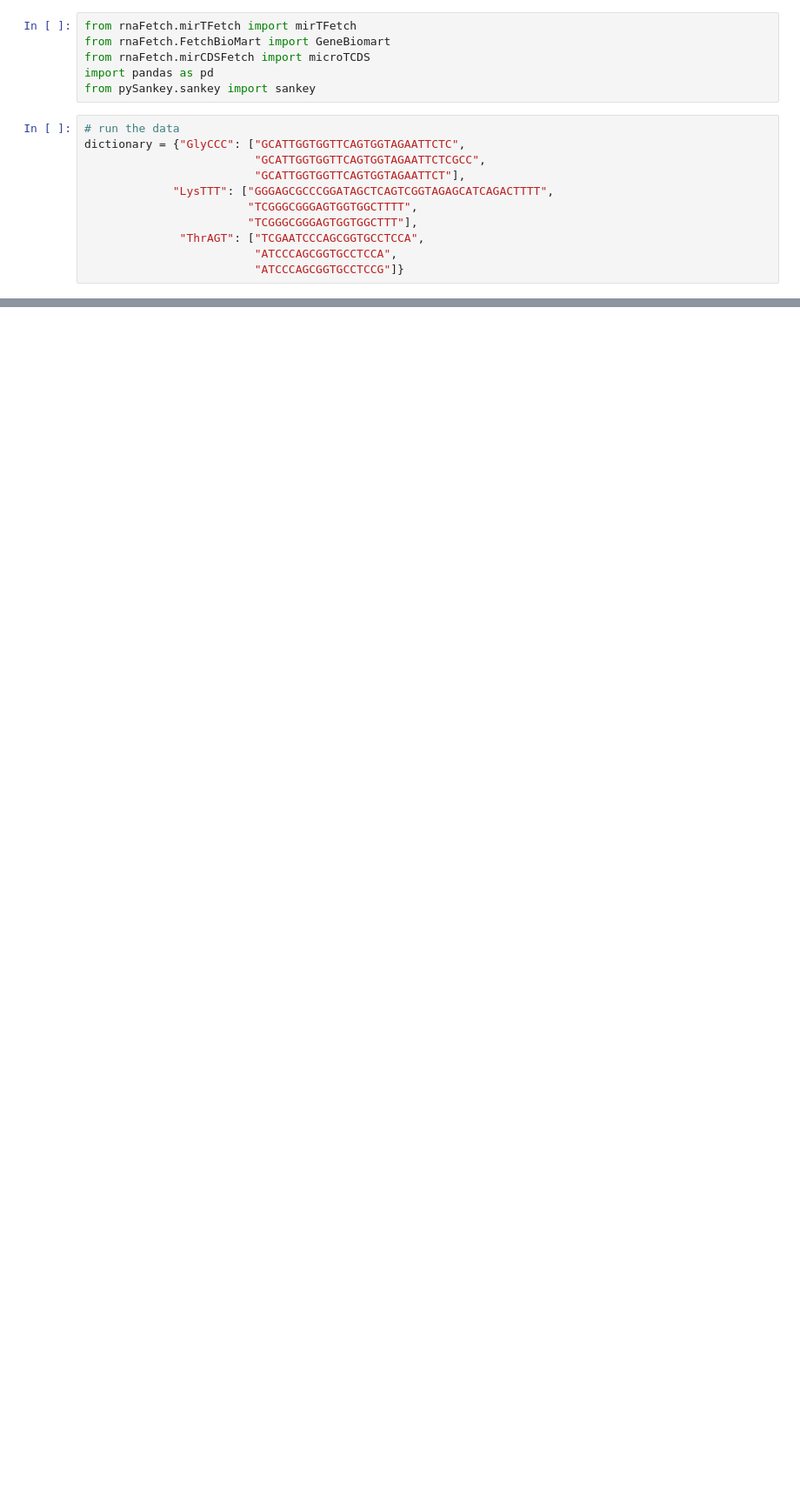
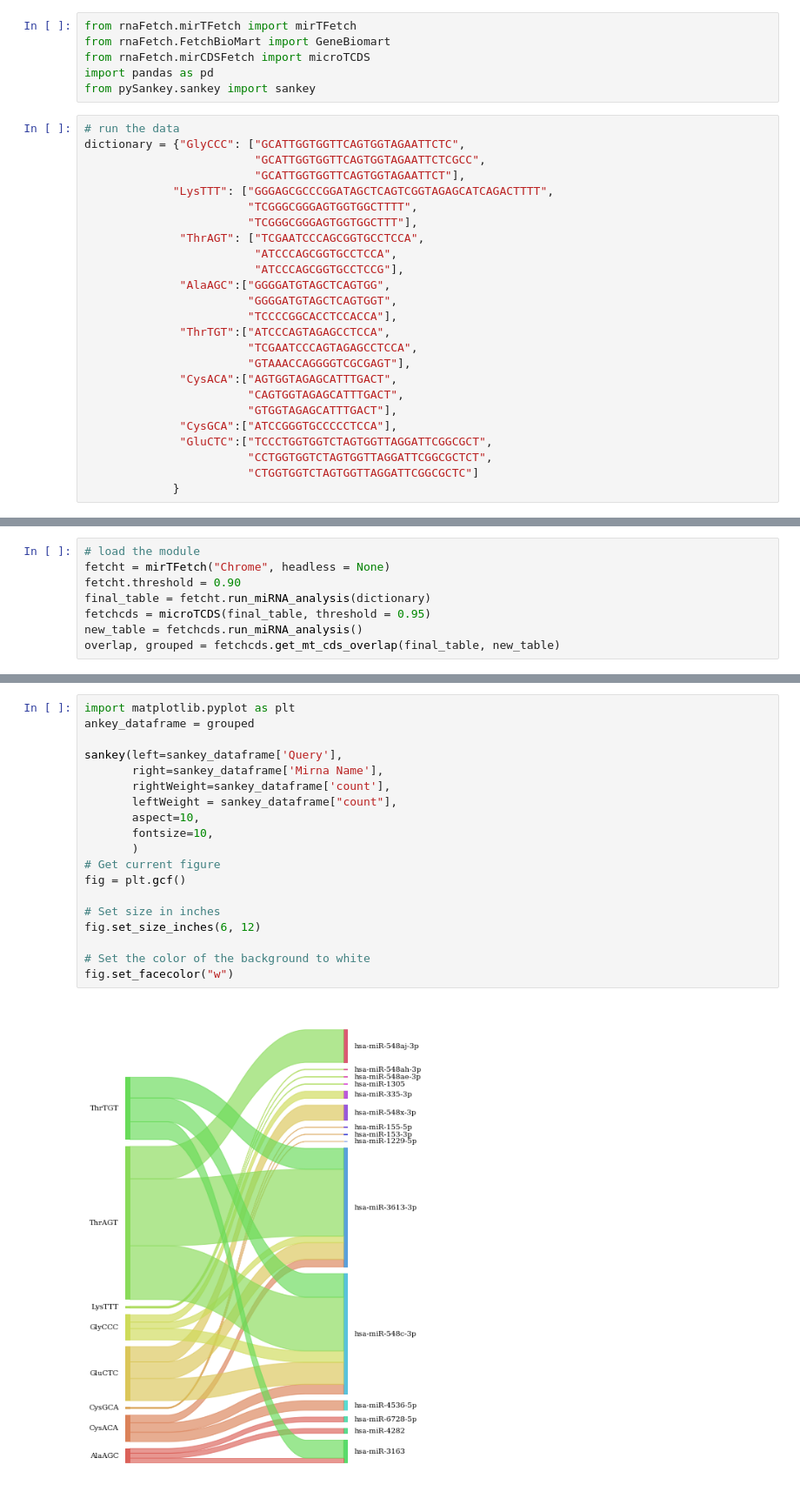
Before and after one commit to mouzkolit/miRFetch, a Jupyter notebook: trial_new_mitD_package.ipynb, the cells around one changed output, grey strips where cells are left out. Shown at 87% size. Cells and saved outputs as stored; diff of their text form; blank space fills up the shorter version.

Commit message:
added sankey plot figures sizes and inching, increased the timeout of the webdriver wait, implemenet plotly treemap

```diff
--- a/trial_new_mitD_package.ipynb
+++ b/trial_new_mitD_package.ipynb
@@ -14,4 +14,18 @@ dictionary = {"GlyCCC": ["GCATTGGTGGTTCAGTGGTAGAATTCTC",
                         "TCGGGCGGGAGTGGTGGCTTT"],
               "ThrAGT": ["TCGAATCCCAGCGGTGCCTCCA",
                          "ATCCCAGCGGTGCCTCCA",
-                         "ATCCCAGCGGTGCCTCCG"]}
+                         "ATCCCAGCGGTGCCTCCG"],
+              "AlaAGC":["GGGGATGTAGCTCAGTGG",
+                        "GGGGATGTAGCTCAGTGGT",
+                        "TCCCCGGCACCTCCACCA"],
+              "ThrTGT":["ATCCCAGTAGAGCCTCCA",
+                        "TCGAATCCCAGTAGAGCCTCCA",
+                        "GTAAACCAGGGGTCGCGAGT"],
+              "CysACA":["AGTGGTAGAGCATTTGACT",
+                        "CAGTGGTAGAGCATTTGACT",
+                        "GTGGTAGAGCATTTGACT"],
+              "CysGCA":["ATCCGGGTGCCCCCTCCA"],
+              "GluCTC":["TCCCTGGTGGTCTAGTGGTTAGGATTCGGCGCT",
+                        "CCTGGTGGTCTAGTGGTTAGGATTCGGCGCTCT",
+                        "CTGGTGGTCTAGTGGTTAGGATTCGGCGCTC"]
+             }
@@ -52,0 +32,8 @@ fetcht.get_treemap(gprofiling_visualization)
+# %%
+# load the module
+fetcht = mirTFetch("Chrome", headless = None)
+fetcht.threshold = 0.90
+final_table = fetcht.run_miRNA_analysis(dictionary)
+fetchcds = microTCDS(final_table, threshold = 0.95)
+new_table = fetchcds.run_miRNA_analysis()
+overlap, grouped = fetchcds.get_mt_cds_overlap(final_table, new_table)
@@ -52,0 +58,21 @@ fetcht.get_treemap(gprofiling_visualization)
+# %%
+import matplotlib.pyplot as plt
+ankey_dataframe = grouped
+
+sankey(left=sankey_dataframe['Query'],
+       right=sankey_dataframe['Mirna Name'],
+       rightWeight=sankey_dataframe['count'],
+       leftWeight = sankey_dataframe["count"],
+       aspect=10,
+       fontsize=10,
+       )
+# Get current figure
+fig = plt.gcf()
+
+# Set size in inches
+fig.set_size_inches(6, 12)
+
+# Set the color of the background to white
+fig.set_facecolor("w")
+# %% [output]
+[figure, added]
```
Also changed, not shown: parts of 4 cells of this notebook, 3 other files.
